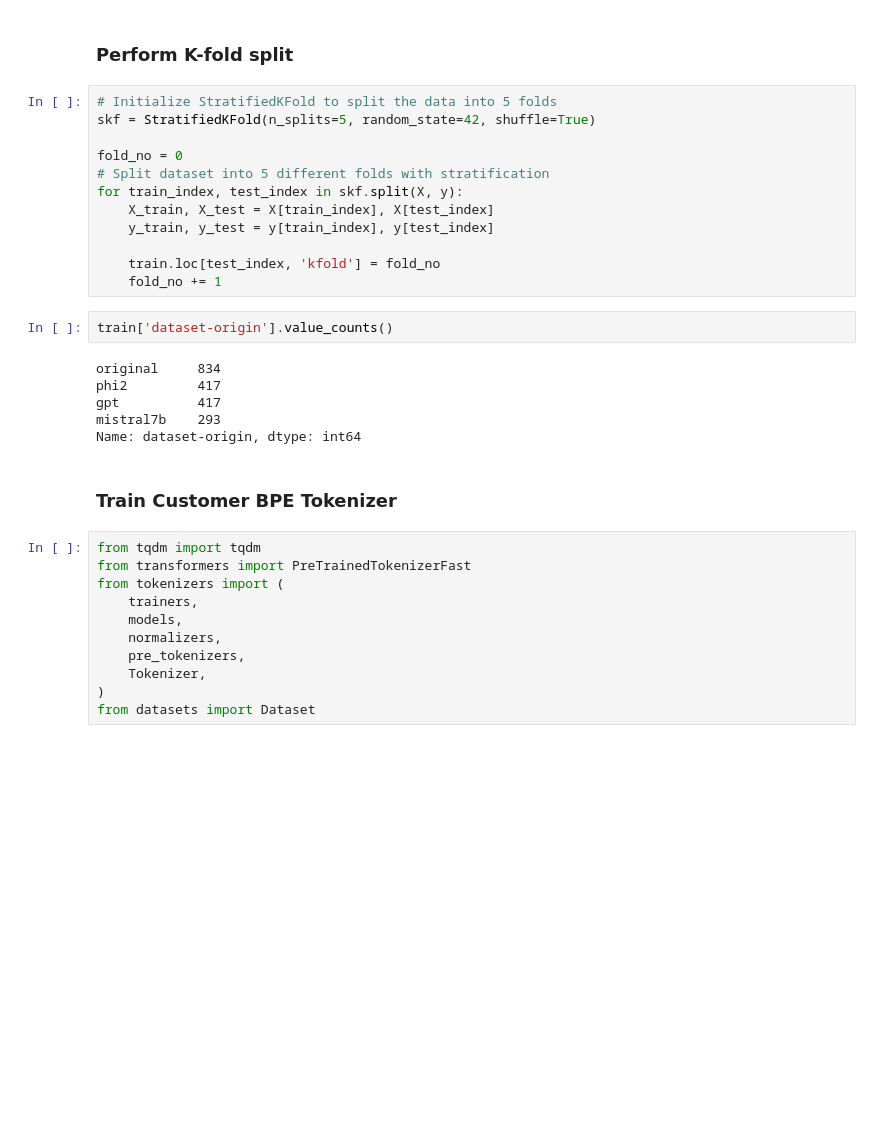
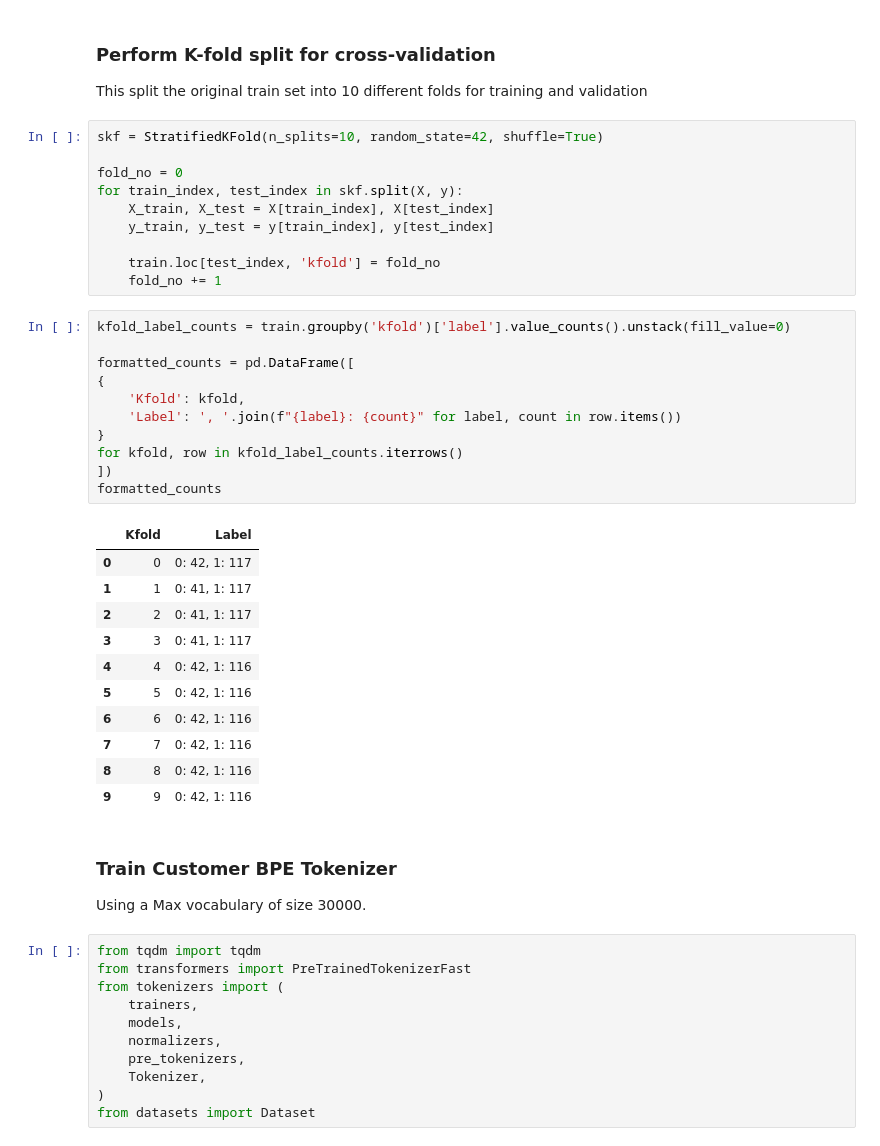
Before and after one commit to telee0/cs5246, a Jupyter notebook: notebook/notebook_train.ipynb, the cells around one changed output. Saved outputs shown, nothing was run; the diff lists cells and outputs as text; blank space fills up the shorter version.

```diff
--- a/notebook/notebook_train.ipynb
+++ b/notebook/notebook_train.ipynb
@@ -50,27 +63,44 @@ train['text'] = train['text'].apply(lambda x: x.strip())
 # %% [markdown]
-### Perform K-fold split
+### Perform K-fold split for cross-validation
+
+This split the original train set into 10 different folds for training and validation
 # %%
-# Initialize StratifiedKFold to split the data into 5 folds
-skf = StratifiedKFold(n_splits=5, random_state=42, shuffle=True)
+skf = StratifiedKFold(n_splits=10, random_state=42, shuffle=True)
 
 fold_no = 0
-# Split dataset into 5 different folds with stratification
 for train_index, test_index in skf.split(X, y):
     X_train, X_test = X[train_index], X[test_index]
     y_train, y_test = y[train_index], y[test_index]
 
     train.loc[test_index, 'kfold'] = fold_no
     fold_no += 1
-# %%
-train['dataset-origin'].value_counts()
-# %% [output]
-original     834
-phi2         417
-gpt          417
-mistral7b    293
-Name: dataset-origin, dtype: int64
+# %%
+kfold_label_counts = train.groupby('kfold')['label'].value_counts().unstack(fill_value=0)
+
+formatted_counts = pd.DataFrame([
+{
+    'Kfold': kfold,
+    'Label': ', '.join(f"{label}: {count}" for label, count in row.items())
+}
+for kfold, row in kfold_label_counts.iterrows()
+])
+formatted_counts
+# %% [output]
+|  | Kfold | Label |
+| 0 | 0 | 0: 42, 1: 117 |
+| 1 | 1 | 0: 41, 1: 117 |
+| 2 | 2 | 0: 41, 1: 117 |
+| 3 | 3 | 0: 41, 1: 117 |
+| 4 | 4 | 0: 42, 1: 116 |
+| 5 | 5 | 0: 42, 1: 116 |
+| 6 | 6 | 0: 42, 1: 116 |
+| 7 | 7 | 0: 42, 1: 116 |
+| 8 | 8 | 0: 42, 1: 116 |
+| 9 | 9 | 0: 42, 1: 116 |
 # %% [markdown]
 ### Train Customer BPE Tokenizer
+
+Using a Max vocabulary of size 30000.
 # %%
 from tqdm import tqdm
 from transformers import PreTrainedTokenizerFast
```
Also changed, not shown: parts of 26 cells of this notebook, 2 other files.
